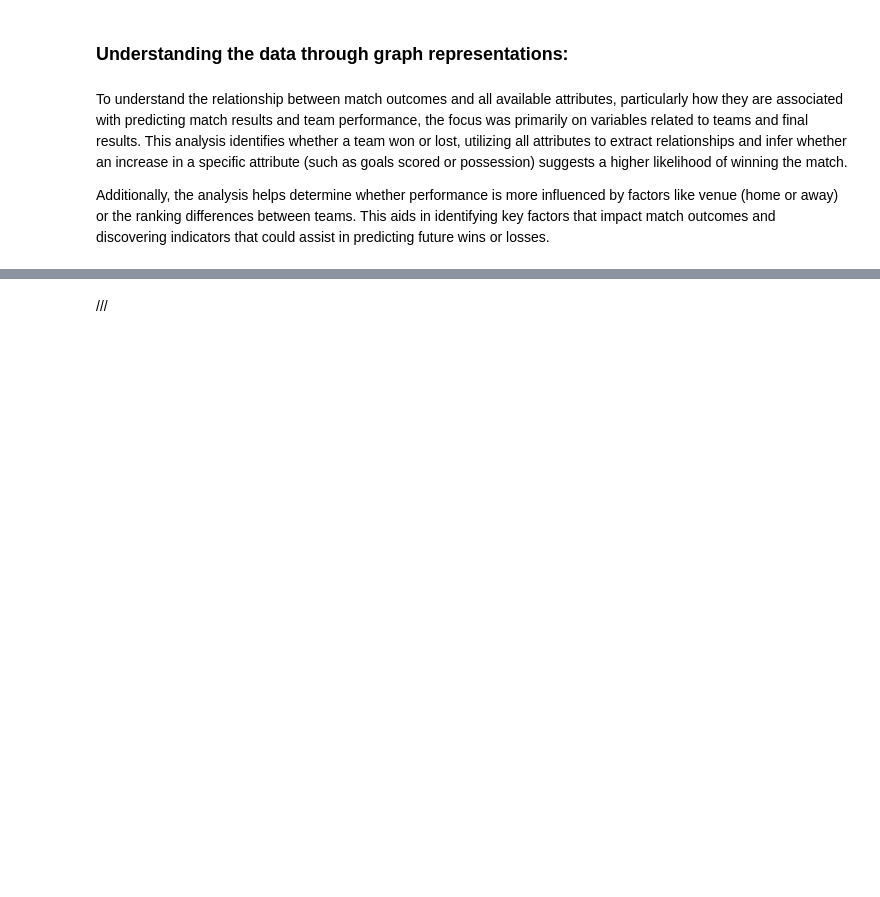
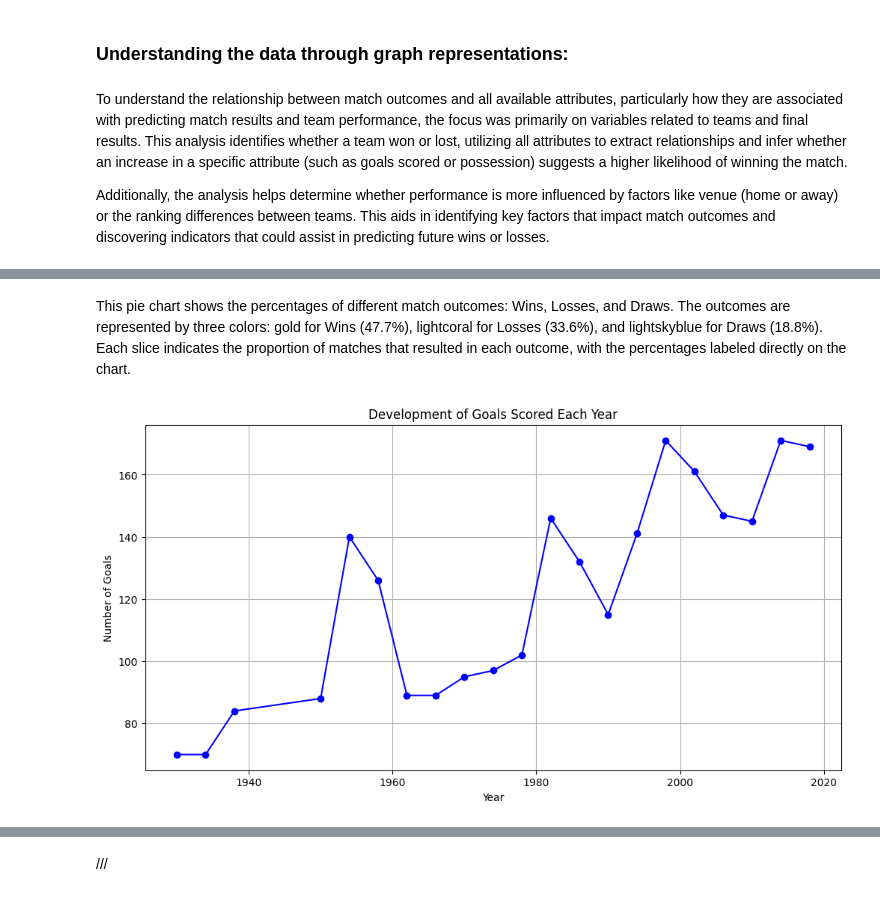
Before and after one commit to Aljwharah9/Project-IT-326, a Jupyter notebook: Phase_1_&_2.ipynb, the cells around one changed output, grey strips where cells are left out. Drawn from its saved outputs; the diff is of its cells as text; code cells hidden in the pictures; blank space fills up the shorter version.

```diff
--- a/Phase_1_&_2.ipynb
+++ b/Phase_1_&_2.ipynb
@@ -146,0 +184,16 @@ Additionally, the analysis helps determine whether performance is more influence
+# %% [markdown]
+This pie chart shows the percentages of different match outcomes: Wins, Losses, and Draws. The outcomes are represented by three colors: gold for Wins (47.7%), lightcoral for Losses (33.6%), and lightskyblue for Draws (18.8%). Each slice indicates the proportion of matches that resulted in each outcome, with the percentages labeled directly on the chart.
+# %%
+# Count the goals scored each year
+goals_per_year = data.groupby('year').agg({'home_score': 'sum', 'away_score': 'sum'}).sum(axis=1)
+
+# Plot the chart
+plt.figure(figsize=(12, 6))
+goals_per_year.plot(kind='line', marker='o', color='blue')
+plt.title('Development of Goals Scored Each Year')
+plt.xlabel('Year')
+plt.ylabel('Number of Goals')
+plt.grid()
+plt.show()
+# %% [output]
+[figure, added]
```
Also changed, not shown: parts of 18 cells of this notebook.
